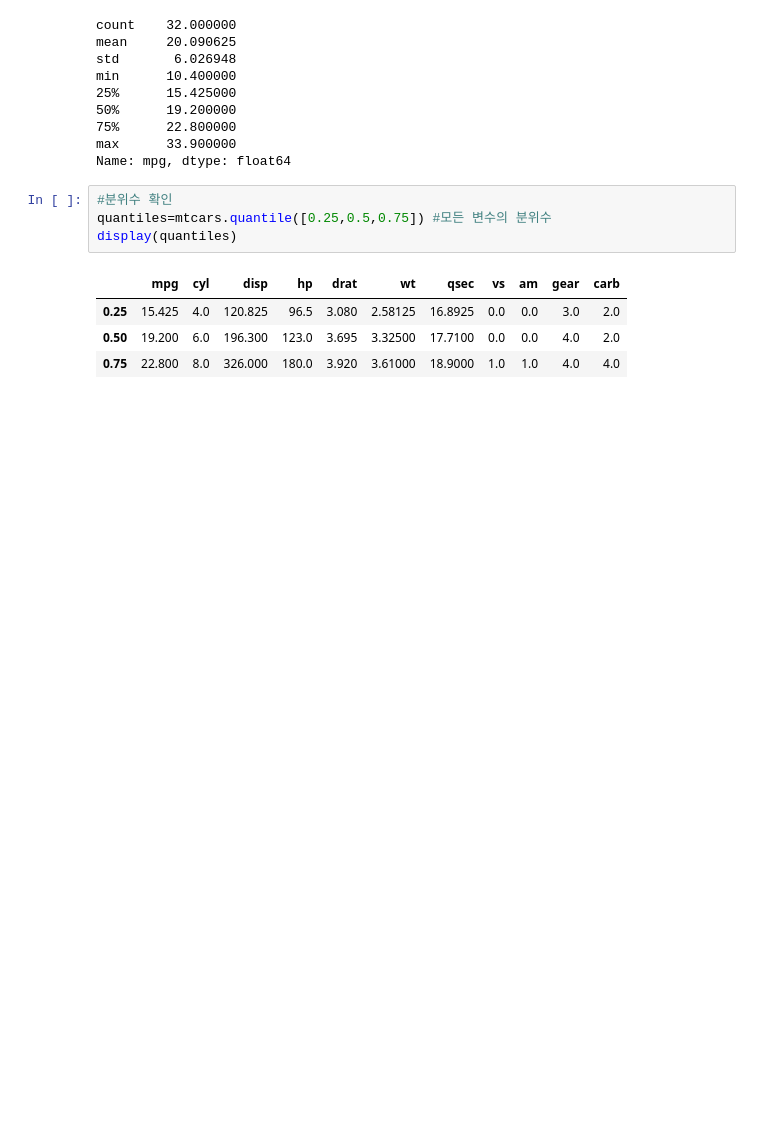
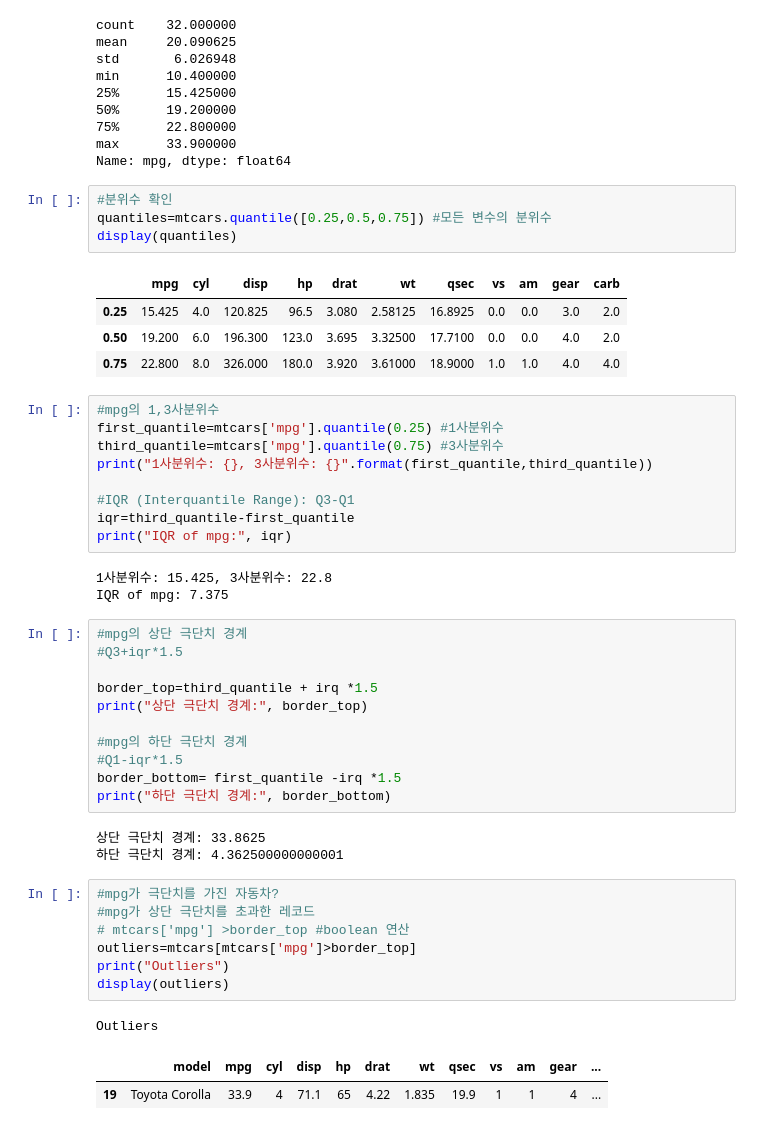
Before and after one commit to soeun49/Notebooks, a Jupyter notebook: DataScience03-Visualisation.ipynb, the cells around one changed output. Saved outputs shown, nothing was run; the diff lists cells and outputs as text; blank space fills up the shorter version.

Commit message:
Box plot and outliers

```diff
--- a/DataScience03-Visualisation.ipynb
+++ b/DataScience03-Visualisation.ipynb
@@ -215,3 +215,40 @@ display(quantiles)
 | 0.25 | 15.425 | 4.0 | 120.825 | 96.5 | 3.080 | 2.58125 | 16.8925 | 0.0 | 0.0 | 3.0 | 2.0 |
 | 0.50 | 19.200 | 6.0 | 196.300 | 123.0 | 3.695 | 3.32500 | 17.7100 | 0.0 | 0.0 | 4.0 | 2.0 |
 | 0.75 | 22.800 | 8.0 | 326.000 | 180.0 | 3.920 | 3.61000 | 18.9000 | 1.0 | 1.0 | 4.0 | 4.0 |
+# %%
+#mpg의 1,3사분위수
+first_quantile=mtcars['mpg'].quantile(0.25) #1사분위수
+third_quantile=mtcars['mpg'].quantile(0.75) #3사분위수
+print("1사분위수: {}, 3사분위수: {}".format(first_quantile,third_quantile))
+
+#IQR (Interquantile Range): Q3-Q1
+iqr=third_quantile-first_quantile
+print("IQR of mpg:", iqr)
+# %% [output]
+1사분위수: 15.425, 3사분위수: 22.8
+IQR of mpg: 7.375
+# %%
+#mpg의 상단 극단치 경계
+#Q3+iqr*1.5
+
+border_top=third_quantile + irq *1.5
+print("상단 극단치 경계:", border_top)
+
+#mpg의 하단 극단치 경계
+#Q1-iqr*1.5
+border_bottom= first_quantile -irq *1.5
+print("하단 극단치 경계:", border_bottom)
+# %% [output]
+상단 극단치 경계: 33.8625
+하단 극단치 경계: 4.362500000000001
+# %%
+#mpg가 극단치를 가진 자동차?
+#mpg가 상단 극단치를 초과한 레코드
+# mtcars['mpg'] >border_top #boolean 연산
+outliers=mtcars[mtcars['mpg']>border_top]
+print("Outliers")
+display(outliers)
+# %% [output]
+Outliers
+|  | model | mpg | cyl | disp | hp | drat | wt | qsec | vs | am | gear | ... |
+| 19 | Toyota Corolla | 33.9 | 4 | 71.1 | 65 | 4.22 | 1.835 | 19.9 | 1 | 1 | 4 | ... |
```
